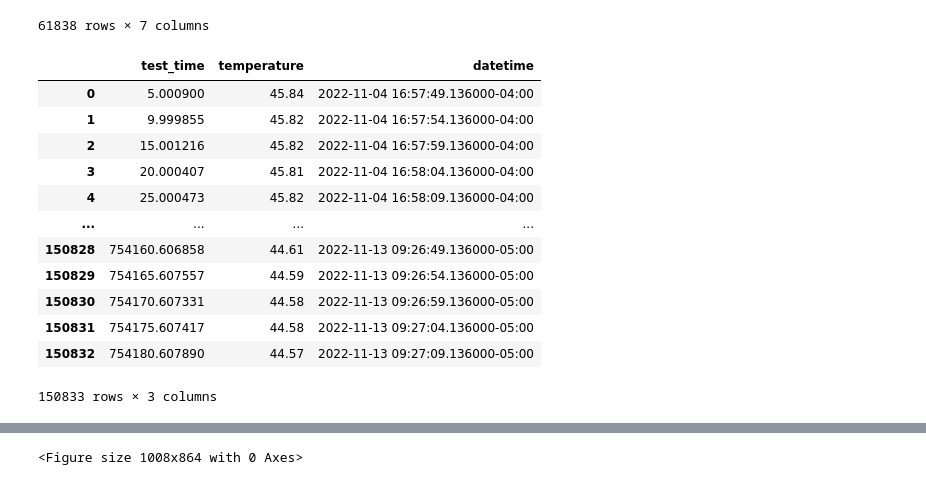
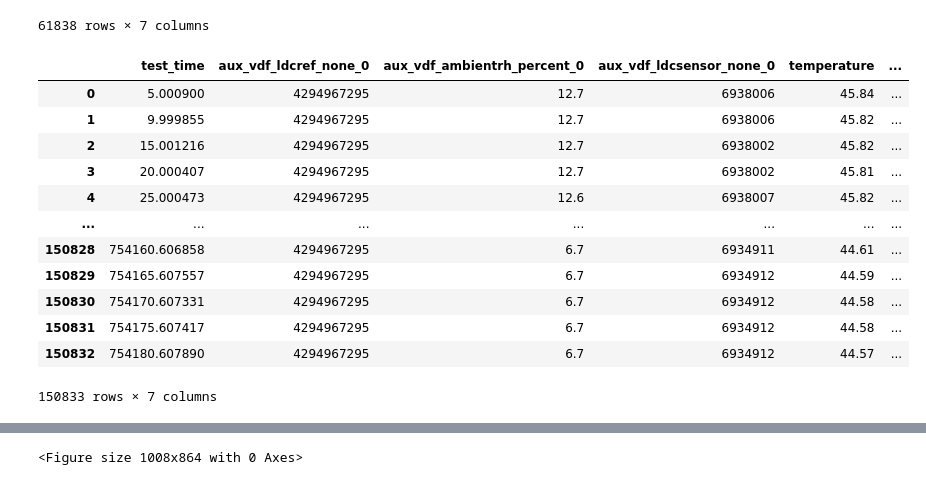
Before and after one commit to wengandrew/fast-formation, a Jupyter notebook: notebooks-2023/2023_01_17_Tests.ipynb, the cells around one changed output, grey strips where cells are left out. Saved outputs shown, nothing was run; the diff lists cells and outputs as text; code cells hidden in the pictures.

```diff
--- a/notebooks-2023/2023_01_17_Tests.ipynb
+++ b/notebooks-2023/2023_01_17_Tests.ipynb
@@ -190,40 +190,46 @@ df
 # %%
 test_name = 'UMBL2022FEB_CELL152028_CYC_1C1CR1_P45C_P5P0PSI_20220804_R13_AuxDat_TC27_20221104_165748'
 
 test_record = fetch_test_record(test_records, test_name)
 
 reader = test_record.make_time_series_reader()
 
 reader.add_trace_keys('h_test_time',
                       'h_datapoint_time',
-                      'aux_vdf_temperature_celsius_0'
+                      'aux_vdf_ldcref_none_0',
+                      'aux_vdf_ambientrh_percent_0',
+                      'aux_vdf_ldcsensor_none_0',
+                      'aux_vdf_temperature_celsius_0',
+                      'aux_vdf_ambienttemperature_celsius_0'
                       )
 
 df = reader.read_pandas()
 df['h_datapoint_datetime'] = pd.to_datetime(df['h_datapoint_time'], unit='ms')\
                                .dt.tz_localize('UTC')\
                                .dt.tz_convert('US/Eastern')
 
 df = df.rename(columns={'h_test_time':'test_time'})
 df = df.rename(columns={'h_datapoint_datetime':'datetime'})
 df = df.rename(columns={'aux_vdf_temperature_celsius_0':'temperature'})
+df = df.rename(columns={'aux_vdf_ambienttemperature_celsius_0':'temperature_amb'})
+df = df.rename(columns={'aux_vdf_ambient':'temperature'})
 df = df.drop(columns=['h_datapoint_time'])
 
 df
 # %% [output]
-|  | test_time | temperature | datetime |
-| 0 | 5.000900 | 45.84 | 2022-11-04 16:57:49.136000-04:00 |
-| 1 | 9.999855 | 45.82 | 2022-11-04 16:57:54.136000-04:00 |
-| 2 | 15.001216 | 45.82 | 2022-11-04 16:57:59.136000-04:00 |
-| 3 | 20.000407 | 45.81 | 2022-11-04 16:58:04.136000-04:00 |
-| 4 | 25.000473 | 45.82 | 2022-11-04 16:58:09.136000-04:00 |
-| ... | ... | ... | ... |
-| 150828 | 754160.606858 | 44.61 | 2022-11-13 09:26:49.136000-05:00 |
-| 150829 | 754165.607557 | 44.59 | 2022-11-13 09:26:54.136000-05:00 |
-| 150830 | 754170.607331 | 44.58 | 2022-11-13 09:26:59.136000-05:00 |
-| 150831 | 754175.607417 | 44.58 | 2022-11-13 09:27:04.136000-05:00 |
-| 150832 | 754180.607890 | 44.57 | 2022-11-13 09:27:09.136000-05:00 |
+|  | test_time | aux_vdf_ldcref_none_0 | aux_vdf_ambientrh_percent_0 | aux_vdf_ldcsensor_none_0 | temperature | ... |
+| 0 | 5.000900 | 4294967295 | 12.7 | 6938006 | 45.84 | ... |
+| 1 | 9.999855 | 4294967295 | 12.7 | 6938006 | 45.82 | ... |
+| 2 | 15.001216 | 4294967295 | 12.7 | 6938002 | 45.82 | ... |
+| 3 | 20.000407 | 4294967295 | 12.7 | 6938002 | 45.81 | ... |
+| 4 | 25.000473 | 4294967295 | 12.6 | 6938007 | 45.82 | ... |
+| ... | ... | ... | ... | ... | ... | ... |
+| 150828 | 754160.606858 | 4294967295 | 6.7 | 6934911 | 44.61 | ... |
+| 150829 | 754165.607557 | 4294967295 | 6.7 | 6934912 | 44.59 | ... |
+| 150830 | 754170.607331 | 4294967295 | 6.7 | 6934912 | 44.58 | ... |
+| 150831 | 754175.607417 | 4294967295 | 6.7 | 6934912 | 44.58 | ... |
+| 150832 | 754180.607890 | 4294967295 | 6.7 | 6934912 | 44.57 | ... |
-150833 rows × 3 columns
+150833 rows × 7 columns
 # %%
 test_record.trace_keys
 # %% [output]
```
